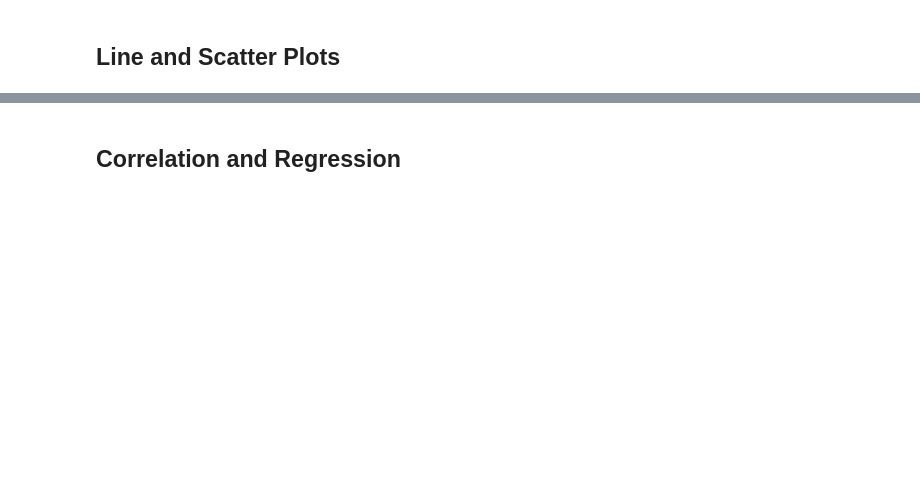
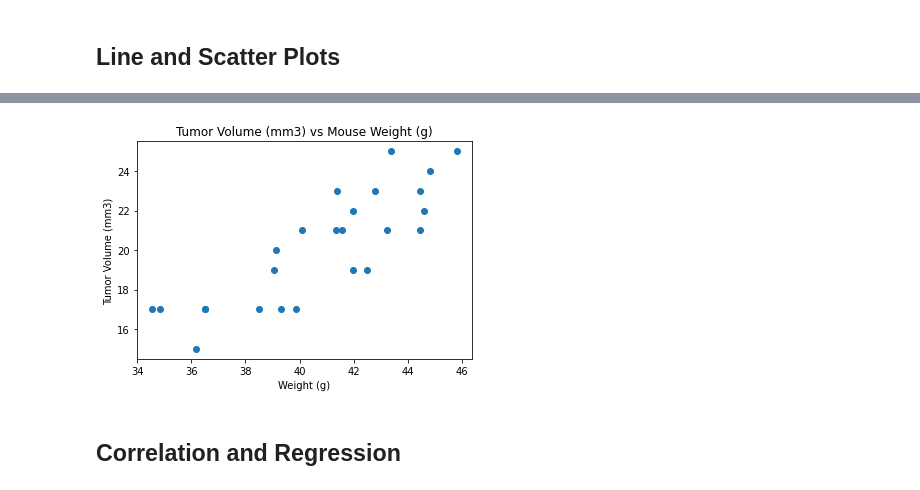
Before and after one commit to paulywog13/Matplotlib-Homework, a Jupyter notebook: Pymaceuticals/pymaceuticals_starter.ipynb, the cells around one changed output, grey strips where cells are left out. Drawn from its saved outputs; the diff is of its cells as text; code cells hidden in the pictures; blank space fills up the shorter version.

```diff
--- a/Pymaceuticals/pymaceuticals_starter.ipynb
+++ b/Pymaceuticals/pymaceuticals_starter.ipynb
@@ -272,2 +298,12 @@ AttributeError: 'Series' object has no attribute 'quartile'
+# %%
+# Generate a scatter plot of average tumor volume vs. mouse weight for the Capomulin regimen
+avg_tumor_vol = capomulin.groupby("Mouse ID")['Tumor Volume (mm3)'].mean()
+merged_df = pd.merge(mouse_metadata, avg_tumor_vol, on = 'Mouse ID')
+plt.scatter(merged_df['Tumor Volume (mm3)'], merged_df['Weight (g)'])
+plt.title("Tumor Volume (mm3) vs Mouse Weight (g)")
+plt.ylabel('Tumor Volume (mm3)')
+plt.xlabel("Weight (g)");
+# %% [output]
+[figure, added]
 # %% [markdown]
 ## Correlation and Regression
```
Also changed, not shown: parts of 7 cells of this notebook.
